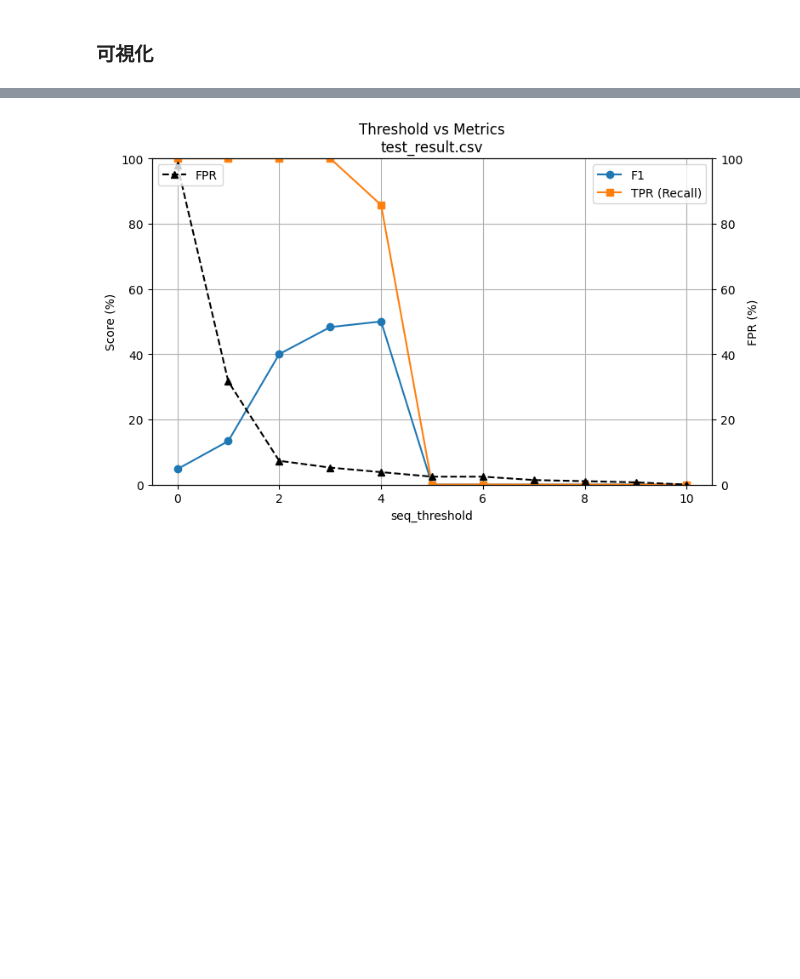
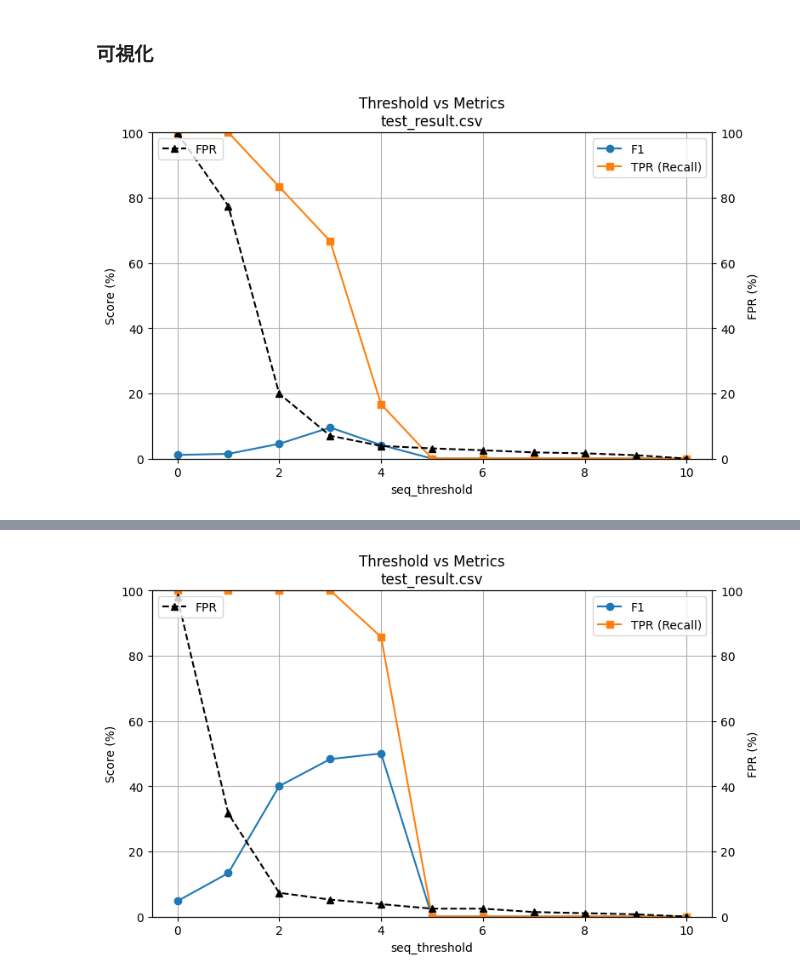
Before and after one commit to iwamura-0201/My_lad, a Jupyter notebook: src/main.ipynb, the cells around one changed output, grey strips where cells are left out. Cells and saved outputs as stored; diff of their text form; code cells hidden in the pictures; blank space fills up the shorter version.

```diff
--- a/src/main.ipynb
+++ b/src/main.ipynb
@@ -964,2 +1021,6 @@ threshold=1.000['0.0000', '0.0000', '224.0000', '251.0000', '0.0000', '0.0000',
 # %% [markdown]
 ### 可視化
+# %%
+a.plot_threshold_metrics(Path("../archive/17/T1055/test_result.csv"))
+# %% [output]
+[figure, added]
```
Also changed, not shown: parts of 70 cells of this notebook, 13 other files.
